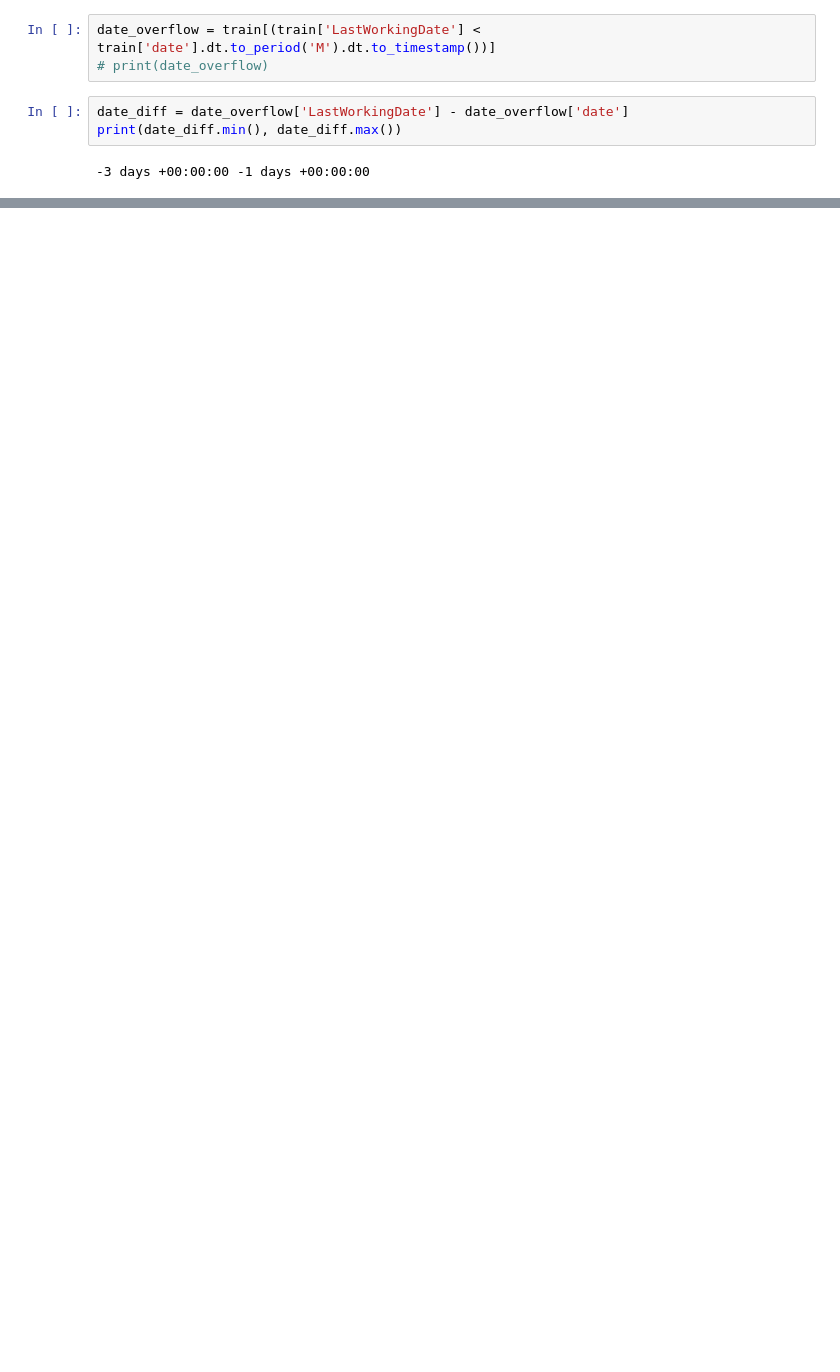
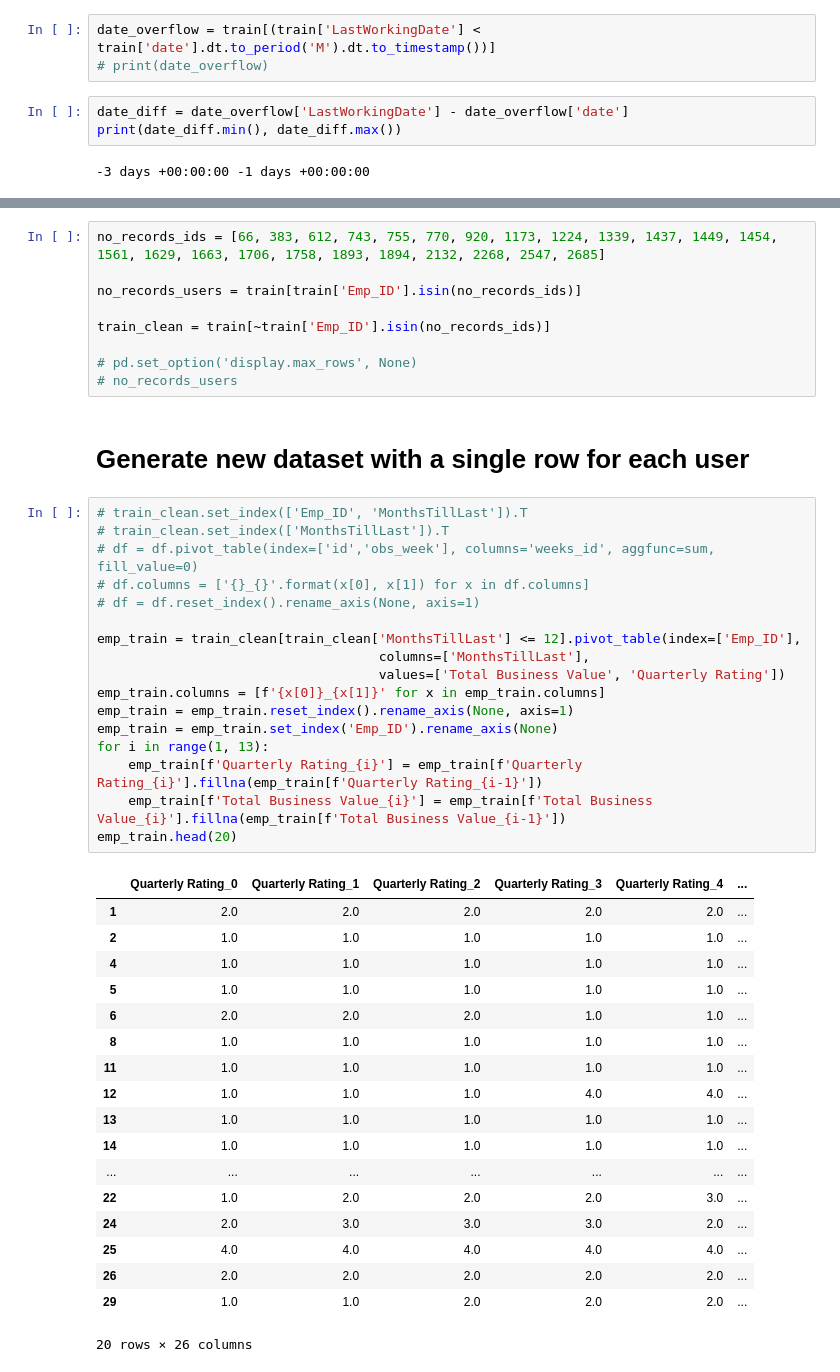
Before and after one commit to anniepank/Hackathon, a Jupyter notebook: Employees_churn_amina.ipynb, the cells around one changed output, grey strips where cells are left out. Saved outputs shown, nothing was run; the diff lists cells and outputs as text; blank space fills up the shorter version.

```diff
--- a/Employees_churn_amina.ipynb
+++ b/Employees_churn_amina.ipynb
@@ -240,0 +227,47 @@ print(date_diff.min(), date_diff.max())
+# %%
+no_records_ids = [66, 383, 612, 743, 755, 770, 920, 1173, 1224, 1339, 1437, 1449, 1454, 1561, 1629, 1663, 1706, 1758, 1893, 1894, 2132, 2268, 2547, 2685]
+
+no_records_users = train[train['Emp_ID'].isin(no_records_ids)]
+
+train_clean = train[~train['Emp_ID'].isin(no_records_ids)]
+
+# pd.set_option('display.max_rows', None)
+# no_records_users
+# %% [markdown]
+# Generate new dataset with a single row for each user
+# %%
+# train_clean.set_index(['Emp_ID', 'MonthsTillLast']).T
+# train_clean.set_index(['MonthsTillLast']).T
+# df = df.pivot_table(index=['id','obs_week'], columns='weeks_id', aggfunc=sum, fill_value=0)
+# df.columns = ['{}_{}'.format(x[0], x[1]) for x in df.columns]
+# df = df.reset_index().rename_axis(None, axis=1)
+
+emp_train = train_clean[train_clean['MonthsTillLast'] <= 12].pivot_table(index=['Emp_ID'],
+                                    columns=['MonthsTillLast'],
+                                    values=['Total Business Value', 'Quarterly Rating'])
+emp_train.columns = [f'{x[0]}_{x[1]}' for x in emp_train.columns]
+emp_train = emp_train.reset_index().rename_axis(None, axis=1)
+emp_train = emp_train.set_index('Emp_ID').rename_axis(None)
+for i in range(1, 13):
+    emp_train[f'Quarterly Rating_{i}'] = emp_train[f'Quarterly Rating_{i}'].fillna(emp_train[f'Quarterly Rating_{i-1}'])
+    emp_train[f'Total Business Value_{i}'] = emp_train[f'Total Business Value_{i}'].fillna(emp_train[f'Total Business Value_{i-1}'])
+emp_train.head(20)
+# %% [output]
+|  | Quarterly Rating_0 | Quarterly Rating_1 | Quarterly Rating_2 | Quarterly Rating_3 | Quarterly Rating_4 | ... |
+| 1 | 2.0 | 2.0 | 2.0 | 2.0 | 2.0 | ... |
+| 2 | 1.0 | 1.0 | 1.0 | 1.0 | 1.0 | ... |
+| 4 | 1.0 | 1.0 | 1.0 | 1.0 | 1.0 | ... |
+| 5 | 1.0 | 1.0 | 1.0 | 1.0 | 1.0 | ... |
+| 6 | 2.0 | 2.0 | 2.0 | 1.0 | 1.0 | ... |
+| 8 | 1.0 | 1.0 | 1.0 | 1.0 | 1.0 | ... |
+| 11 | 1.0 | 1.0 | 1.0 | 1.0 | 1.0 | ... |
+| 12 | 1.0 | 1.0 | 1.0 | 4.0 | 4.0 | ... |
+| 13 | 1.0 | 1.0 | 1.0 | 1.0 | 1.0 | ... |
+| 14 | 1.0 | 1.0 | 1.0 | 1.0 | 1.0 | ... |
+| ... | ... | ... | ... | ... | ... | ... |
+| 22 | 1.0 | 2.0 | 2.0 | 2.0 | 3.0 | ... |
+| 24 | 2.0 | 3.0 | 3.0 | 3.0 | 2.0 | ... |
+| 25 | 4.0 | 4.0 | 4.0 | 4.0 | 4.0 | ... |
+| 26 | 2.0 | 2.0 | 2.0 | 2.0 | 2.0 | ... |
+| 29 | 1.0 | 1.0 | 2.0 | 2.0 | 2.0 | ... |
+20 rows × 26 columns
```
Also changed, not shown: parts of 5 cells of this notebook, 1 other file.
